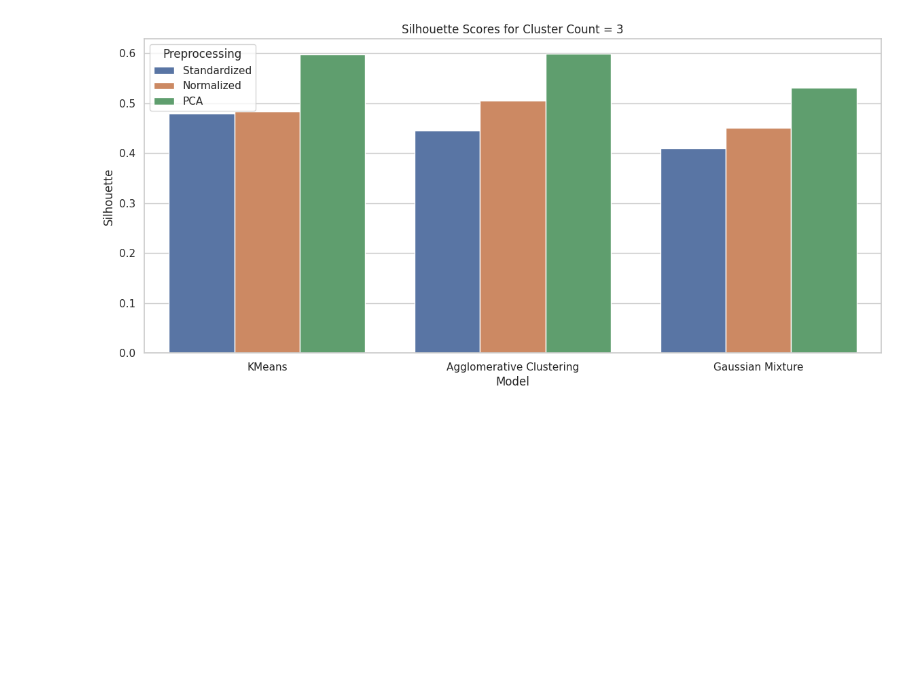
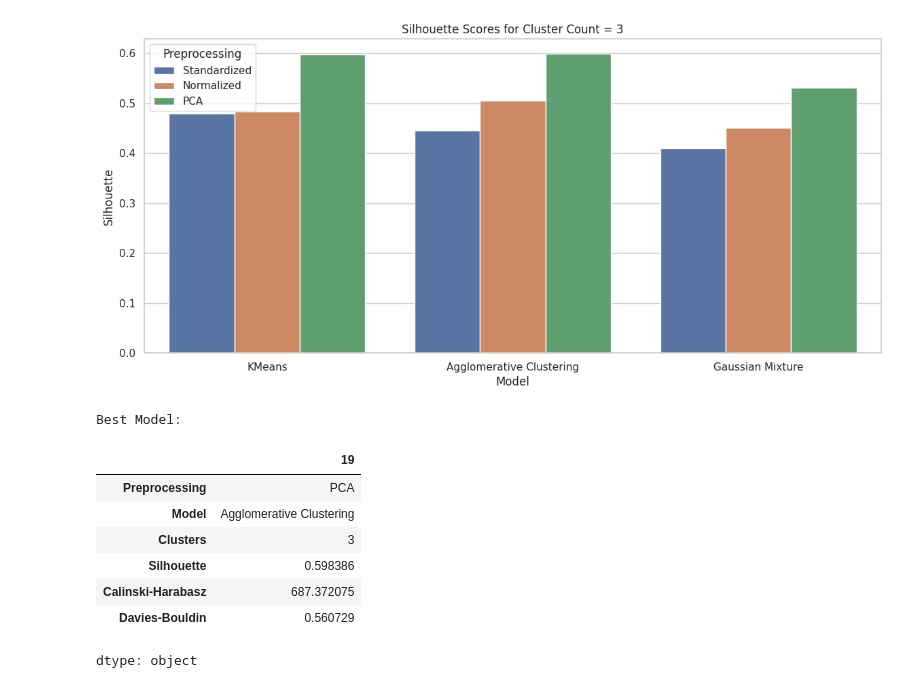
Before and after one commit to Beast-Hunter/Clustering, a Jupyter notebook: Clustering.ipynb, the cells around one changed output. Cells and saved outputs as stored; diff of their text form; code cells hidden in the pictures; blank space fills up the shorter version.

```diff
--- a/Clustering.ipynb
+++ b/Clustering.ipynb
@@ -127,3 +127,17 @@ plt.title("Silhouette Scores for Cluster Count = 3")
 plt.show()
 # %% [output]
 [figure]
+# %%
+best_model = results_df.loc[results_df['Silhouette'].idxmax()]
+print("Best Model with Best Cluster and Silhouette:")
+best_model
+# %% [output]
+Best Model:
+|  | 19 |
+| Preprocessing | PCA |
+| Model | Agglomerative Clustering |
+| Clusters | 3 |
+| Silhouette | 0.598386 |
+| Calinski-Harabasz | 687.372075 |
+| Davies-Bouldin | 0.560729 |
+dtype: object
```
